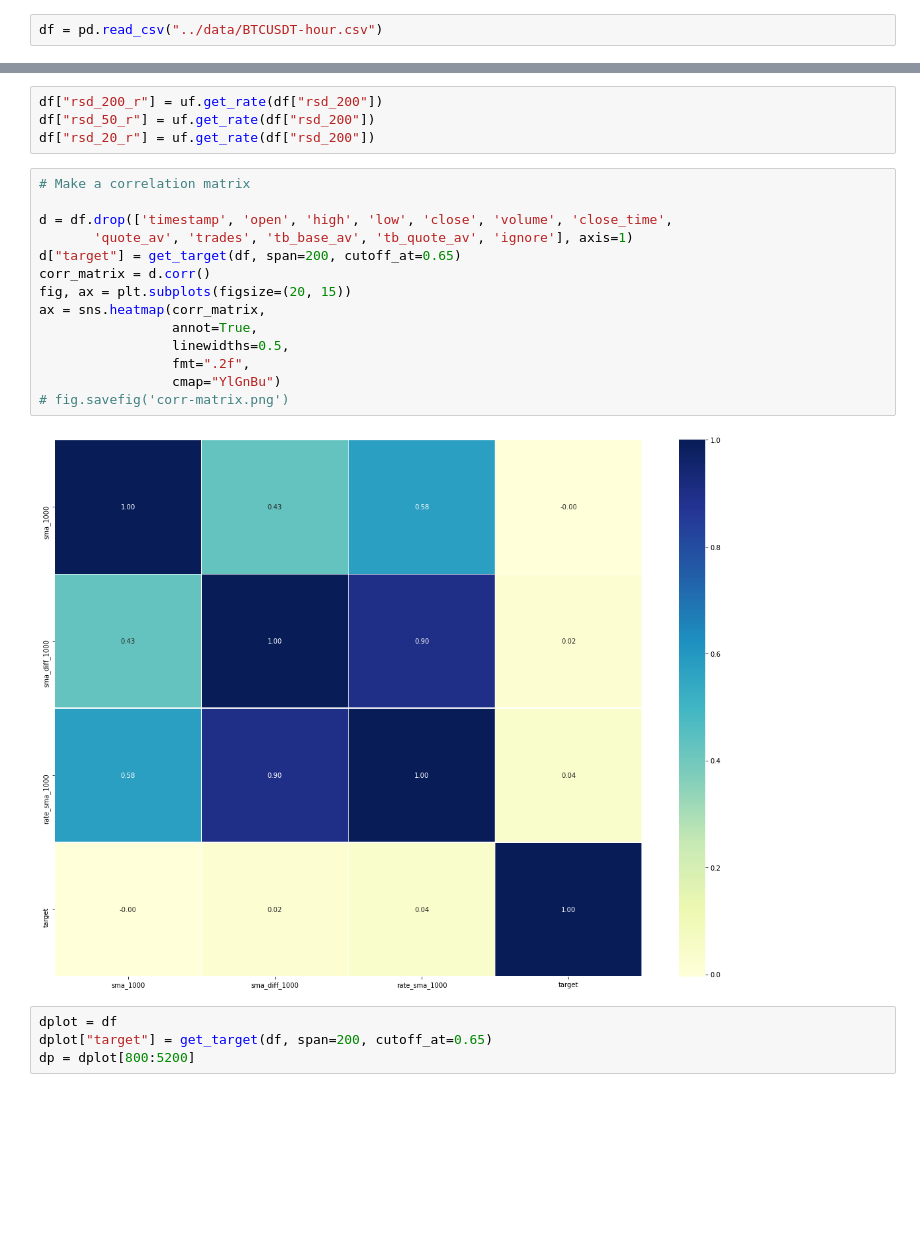
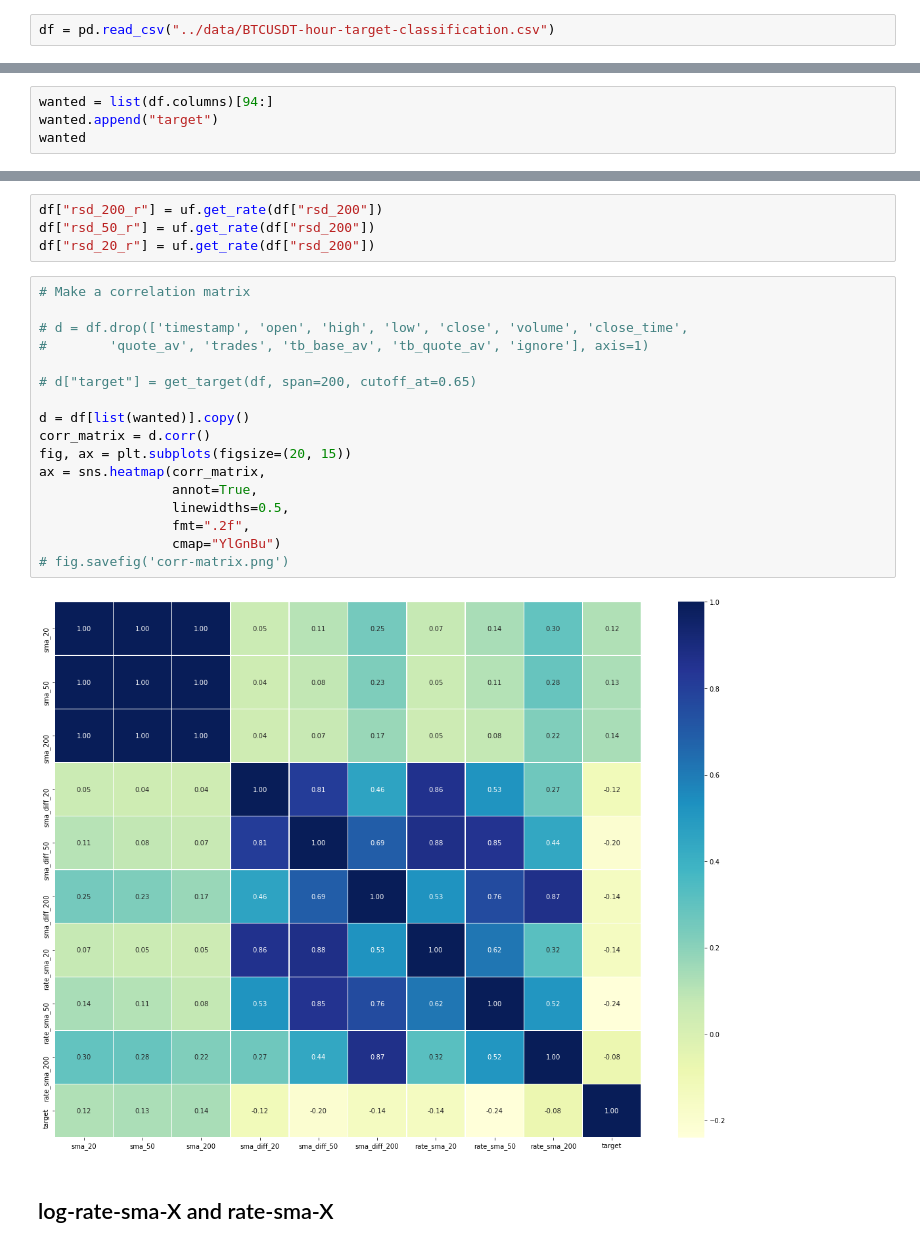
Before and after one commit to sunnymnie/bruh-moments, a Jupyter notebook: crypto/ml-analysis/data-analysis/sma-analysis.ipynb, the cells around one changed output, grey strips where cells are left out. Cells and saved outputs as stored; diff of their text form; blank space fills up the shorter version.

```diff
--- a/crypto/ml-analysis/data-analysis/sma-analysis.ipynb
+++ b/crypto/ml-analysis/data-analysis/sma-analysis.ipynb
@@ -11,7 +21,7 @@ from ta.trend import SMAIndicator
 from ctarget import get_target
 import usefulfunctions as uf
 # %%
-df = pd.read_csv("../data/BTCUSDT-hour.csv")
+df = pd.read_csv("../data/BTCUSDT-hour-target-classification.csv")
 # %%
 # df.head()
 # %%
@@ -104,0 +108,4 @@ Index(['timestamp', 'open', 'high', 'low', 'close', 'volume', 'close_time',
+# %%
+wanted = list(df.columns)[94:]
+wanted.append("target")
+wanted
@@ -116,20 +134,21 @@ df["rsd_20_r"] = uf.get_rate(df["rsd_200"])
 # %%
 # Make a correlation matrix
 
-d = df.drop(['timestamp', 'open', 'high', 'low', 'close', 'volume', 'close_time',
-       'quote_av', 'trades', 'tb_base_av', 'tb_quote_av', 'ignore'], axis=1)
-d["target"] = get_target(df, span=200, cutoff_at=0.65)
+# d = df.drop(['timestamp', 'open', 'high', 'low', 'close', 'volume', 'close_time',
+#        'quote_av', 'trades', 'tb_base_av', 'tb_quote_av', 'ignore'], axis=1)
+
+# d["target"] = get_target(df, span=200, cutoff_at=0.65)
+
+d = df[list(wanted)].copy()
 corr_matrix = d.corr()
 fig, ax = plt.subplots(figsize=(20, 15))
 ax = sns.heatmap(corr_matrix,
                  annot=True,
                  linewidths=0.5,
                  fmt=".2f",
                  cmap="YlGnBu")
 # fig.savefig('corr-matrix.png')
 # %% [output]
-[figure, old version]
+[figure, new version]
-# %%
-dplot = df
-dplot["target"] = get_target(df, span=200, cutoff_at=0.65)
-dp = dplot[800:5200]
+# %% [markdown]
+## log-rate-sma-X and rate-sma-X
```
Also changed, not shown: parts of 25 cells of this notebook, 3 other files.
